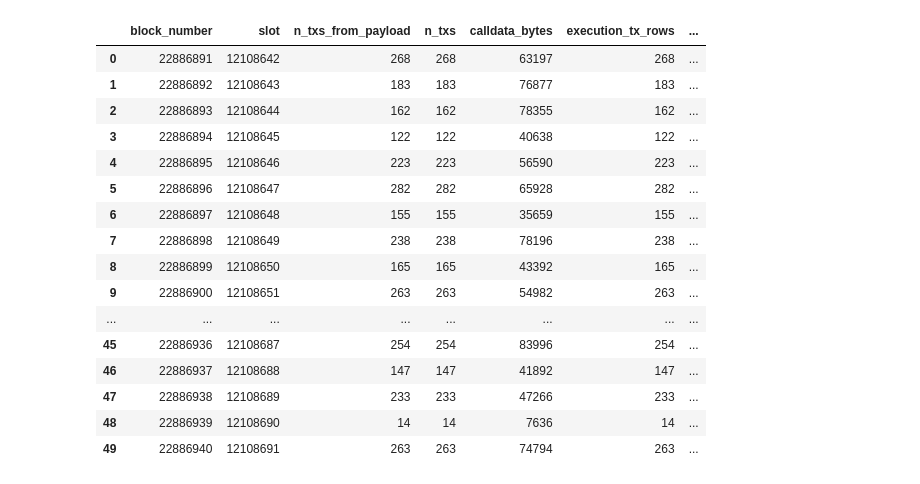
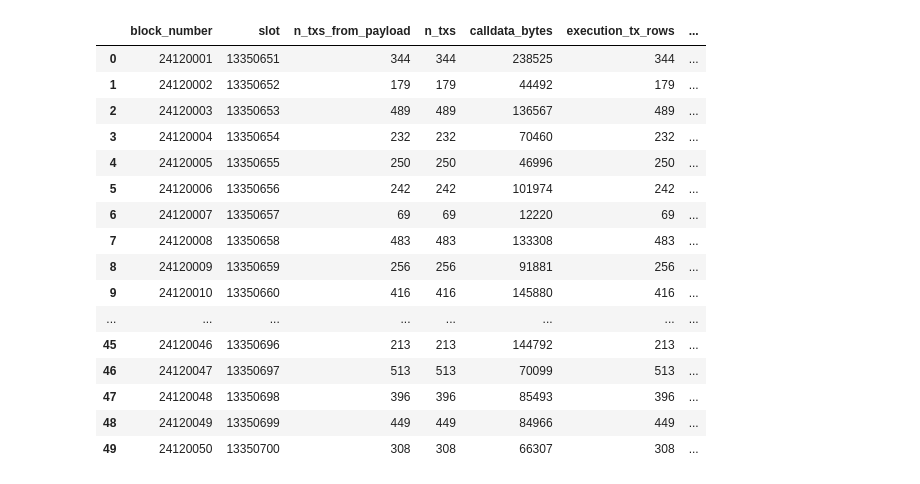
Before and after one commit to M1kuW1ll/eip-7999-research, a Jupyter notebook: notebooks/0.2-calldata-xatu.ipynb, the cells around one changed output. Saved outputs shown, nothing was run; the diff lists cells and outputs as text; code cells hidden in the pictures.

```diff
--- a/notebooks/0.2-calldata-xatu.ipynb
+++ b/notebooks/0.2-calldata-xatu.ipynb
@@ -35,12 +35,24 @@ missing = [name for name in ["CLICKHOUSE_USER", "CLICKHOUSE_PASSWORD"] if not os
 if missing:
     raise RuntimeError("Missing .env values: " + ", ".join(missing))
 
-client = clickhouse_connect.get_client(
-    host="clickhouse-raw.xatu.ethpandaops.io",
+RAW_HOST = os.environ.get("CLICKHOUSE_RAW_HOST", "clickhouse-raw.xatu.ethpandaops.io")
+CBT_HOST = os.environ.get("CLICKHOUSE_CBT_HOST", "clickhouse-cbt.xatu.ethpandaops.io")
+
+raw_client = clickhouse_connect.get_client(
+    host=RAW_HOST,
     port=443,
     secure=True,
     username=os.environ["CLICKHOUSE_USER"],
     password=os.environ["CLICKHOUSE_PASSWORD"],
 )
-print(client.query("SELECT version()").result_rows)
+
+cbt_client = clickhouse_connect.get_client(
+    host=CBT_HOST,
+    port=443,
+    secure=True,
+    username=os.environ["CLICKHOUSE_USER"],
+    password=os.environ["CLICKHOUSE_PASSWORD"],
+)
+print("raw", RAW_HOST, raw_client.query("SELECT version()").result_rows)
+print("cbt", CBT_HOST, cbt_client.query("SELECT version()").result_rows)
 # %% [output]
@@ -48,52 +61,90 @@ print(client.query("SELECT version()").result_rows)
 # %%
 NETWORK = "mainnet"
-START_BLOCK = 22_886_891
+START_BLOCK = 24_120_001
 N_BLOCKS = 50
 BLOCKS = list(range(START_BLOCK, START_BLOCK + N_BLOCKS))
 WRITE_CSV = True
 # %%
-calldata = query_xatu_calldata_by_block(client, BLOCKS, network=NETWORK)
+calldata = query_xatu_calldata_by_block(raw_client, BLOCKS, network=NETWORK)
+
+cbt_block_size_gas = cbt_client.query_df(
+    f"""
+    SELECT
+        block_number,
+        gas_block_size AS cbt_gas_block_size
+    FROM {NETWORK}.int_block_resource_gas
+    WHERE block_number IN {{blocks:Array(UInt64)}}
+    ORDER BY block_number
+    """,
+    parameters={"blocks": BLOCKS},
+)
+
+calldata = calldata.merge(cbt_block_size_gas, on="block_number", how="left")
+calldata["cbt_gas_block_size"] = calldata["cbt_gas_block_size"].astype("Int64")
+calldata["calldata_gas_minus_cbt_gas_block_size"] = (
+    calldata["calldata_gas"].astype("Int64") - calldata["cbt_gas_block_size"]
+)
+calldata["calldata_gas_matches_cbt_gas_block_size"] = (
+    calldata["calldata_gas"].notna()
+    & calldata["cbt_gas_block_size"].notna()
+    & (calldata["calldata_gas"].astype("Int64") == calldata["cbt_gas_block_size"])
+)
 
 calldata["execution_tx_row_delta"] = calldata["execution_tx_rows"] - calldata["n_txs_from_payload"]
 calldata["execution_calldata_delta"] = calldata["execution_calldata_bytes"] - calldata["calldata_bytes"]
 
 display(calldata)
 
 summary = pd.DataFrame([{
     "blocks_checked": len(calldata),
     "execution_matches": int(calldata["execution_matches_beacon"].sum()),
-    "canonical_execution_matches": int(calldata["canonical_execution_matches_beacon"].sum()),
     "total_payload_txs": int(calldata["n_txs_from_payload"].sum()),
     "total_calldata_bytes": int(calldata["calldata_bytes"].sum()),
     "total_zero_bytes": int(calldata["calldata_zero_bytes"].dropna().sum()),
     "total_nonzero_bytes": int(calldata["calldata_nonzero_bytes"].dropna().sum()),
-    "total_calldata_gas_7999": int(calldata["calldata_gas_7999"].dropna().sum()),
+    "total_calldata_gas": int(calldata["calldata_gas"].dropna().sum()),
+    "total_cbt_gas_block_size": int(calldata["cbt_gas_block_size"].dropna().sum()),
+    "gas_block_size_matches": int(calldata["calldata_gas_matches_cbt_gas_block_size"].sum()),
+    "gas_block_size_mismatches": int((~calldata["calldata_gas_matches_cbt_gas_block_size"]).sum()),
+    "total_calldata_gas_minus_cbt": int(calldata["calldata_gas_minus_cbt_gas_block_size"].dropna().sum()),
     "mean_calldata_bytes_per_block": calldata["calldata_bytes"].mean(),
-    "mean_calldata_gas_per_block": calldata["calldata_gas_7999"].dropna().mean(),
+    "mean_calldata_gas_per_block": calldata["calldata_gas"].dropna().mean(),
 }])
 display(summary)
+
+mismatches = calldata[~calldata["calldata_gas_matches_cbt_gas_block_size"]][
+    [
+        "block_number",
+        "calldata_gas",
+        "cbt_gas_block_size",
+        "calldata_gas_minus_cbt_gas_block_size",
+        "calldata_gas_source",
+        "execution_matches_beacon",
+    ]
+]
+display(mismatches)
 
 if WRITE_CSV:
     data_dir = PROJECT_ROOT / "data"
     data_dir.mkdir(exist_ok=True)
     out = data_dir / f"xatu_calldata_{min(BLOCKS)}_{max(BLOCKS)}.csv"
     calldata.to_csv(out, index=False)
     print(out)
 # %% [output]
 |  | block_number | slot | n_txs_from_payload | n_txs | calldata_bytes | execution_tx_rows | ... |
-| 0 | 22886891 | 12108642 | 268 | 268 | 63197 | 268 | ... |
-| 1 | 22886892 | 12108643 | 183 | 183 | 76877 | 183 | ... |
-| 2 | 22886893 | 12108644 | 162 | 162 | 78355 | 162 | ... |
-| 3 | 22886894 | 12108645 | 122 | 122 | 40638 | 122 | ... |
-| 4 | 22886895 | 12108646 | 223 | 223 | 56590 | 223 | ... |
-| 5 | 22886896 | 12108647 | 282 | 282 | 65928 | 282 | ... |
-| 6 | 22886897 | 12108648 | 155 | 155 | 35659 | 155 | ... |
-| 7 | 22886898 | 12108649 | 238 | 238 | 78196 | 238 | ... |
-| 8 | 22886899 | 12108650 | 165 | 165 | 43392 | 165 | ... |
-| 9 | 22886900 | 12108651 | 263 | 263 | 54982 | 263 | ... |
+| 0 | 24120001 | 13350651 | 344 | 344 | 238525 | 344 | ... |
+| 1 | 24120002 | 13350652 | 179 | 179 | 44492 | 179 | ... |
+| 2 | 24120003 | 13350653 | 489 | 489 | 136567 | 489 | ... |
+| 3 | 24120004 | 13350654 | 232 | 232 | 70460 | 232 | ... |
+| 4 | 24120005 | 13350655 | 250 | 250 | 46996 | 250 | ... |
+| 5 | 24120006 | 13350656 | 242 | 242 | 101974 | 242 | ... |
+| 6 | 24120007 | 13350657 | 69 | 69 | 12220 | 69 | ... |
+| 7 | 24120008 | 13350658 | 483 | 483 | 133308 | 483 | ... |
+| 8 | 24120009 | 13350659 | 256 | 256 | 91881 | 256 | ... |
+| 9 | 24120010 | 13350660 | 416 | 416 | 145880 | 416 | ... |
 | ... | ... | ... | ... | ... | ... | ... | ... |
-| 45 | 22886936 | 12108687 | 254 | 254 | 83996 | 254 | ... |
-| 46 | 22886937 | 12108688 | 147 | 147 | 41892 | 147 | ... |
-| 47 | 22886938 | 12108689 | 233 | 233 | 47266 | 233 | ... |
-| 48 | 22886939 | 12108690 | 14 | 14 | 7636 | 14 | ... |
-| 49 | 22886940 | 12108691 | 263 | 263 | 74794 | 263 | ... |
+| 45 | 24120046 | 13350696 | 213 | 213 | 144792 | 213 | ... |
+| 46 | 24120047 | 13350697 | 513 | 513 | 70099 | 513 | ... |
+| 47 | 24120048 | 13350698 | 396 | 396 | 85493 | 396 | ... |
+| 48 | 24120049 | 13350699 | 449 | 449 | 84966 | 449 | ... |
+| 49 | 24120050 | 13350700 | 308 | 308 | 66307 | 308 | ... |
```
Also changed, not shown: parts of 4 cells of this notebook, 14 other files.
